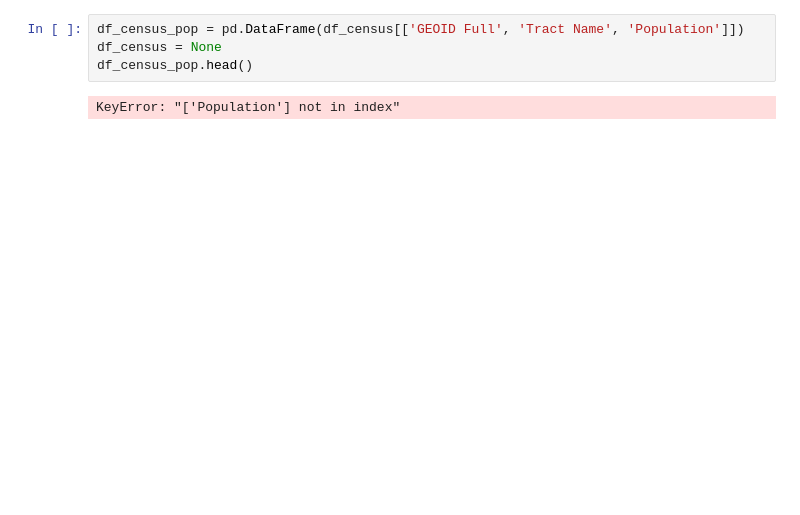
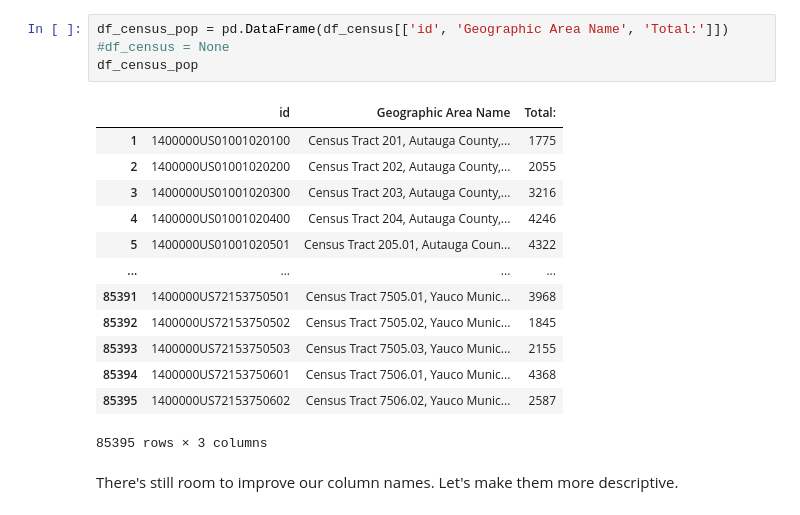
Before and after one commit to flanasonic/visualizing_population_density, a Jupyter notebook: notebooks/CensusCleaning.ipynb, the cells around one changed output. Saved outputs shown, nothing was run; the diff lists cells and outputs as text; blank space fills up the shorter version.

```diff
--- a/notebooks/CensusCleaning.ipynb
+++ b/notebooks/CensusCleaning.ipynb
@@ -63,6 +88,20 @@ Now that our headers give a better sense of the data contained in each column, w
 # %%
-df_census_pop = pd.DataFrame(df_census[['GEOID Full', 'Tract Name', 'Population']])
-df_census = None
-df_census_pop.head()
+df_census_pop = pd.DataFrame(df_census[['id', 'Geographic Area Name', 'Total:']])
+#df_census = None
+df_census_pop
 # %% [output]
+|  | id | Geographic Area Name | Total: |
+| 1 | 1400000US01001020100 | Census Tract 201, Autauga County,... | 1775 |
+| 2 | 1400000US01001020200 | Census Tract 202, Autauga County,... | 2055 |
+| 3 | 1400000US01001020300 | Census Tract 203, Autauga County,... | 3216 |
+| 4 | 1400000US01001020400 | Census Tract 204, Autauga County,... | 4246 |
+| 5 | 1400000US01001020501 | Census Tract 205.01, Autauga Coun... | 4322 |
+| ... | ... | ... | ... |
+| 85391 | 1400000US72153750501 | Census Tract 7505.01, Yauco Munic... | 3968 |
+| 85392 | 1400000US72153750502 | Census Tract 7505.02, Yauco Munic... | 1845 |
+| 85393 | 1400000US72153750503 | Census Tract 7505.03, Yauco Munic... | 2155 |
+| 85394 | 1400000US72153750601 | Census Tract 7506.01, Yauco Munic... | 4368 |
+| 85395 | 1400000US72153750602 | Census Tract 7506.02, Yauco Munic... | 2587 |
-KeyError: "['Population'] not in index"
+85395 rows × 3 columns
+# %% [markdown]
+There's still room to improve our column names. Let's make them more descriptive.
```
Also changed, not shown: parts of 43 cells of this notebook, 5 other files.
